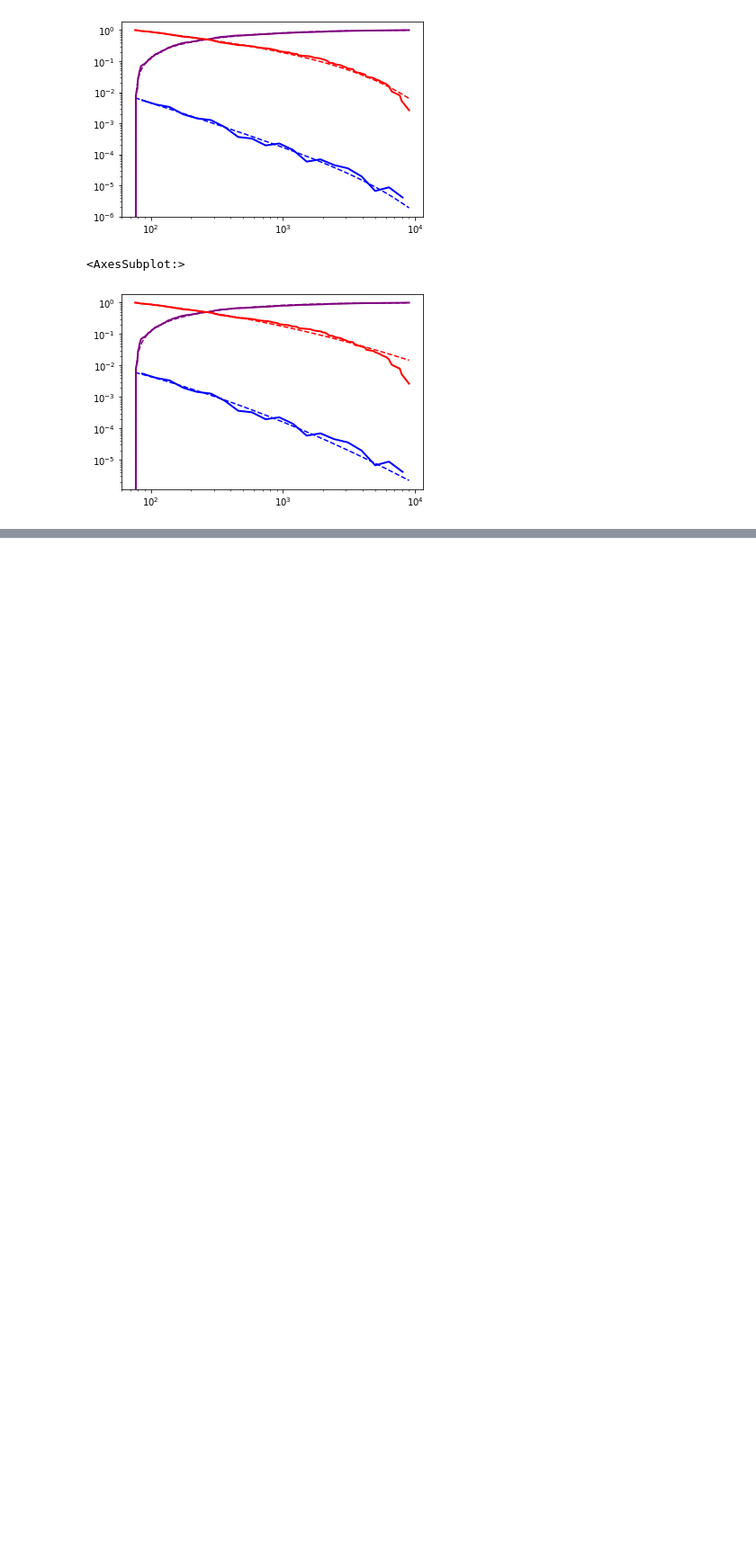
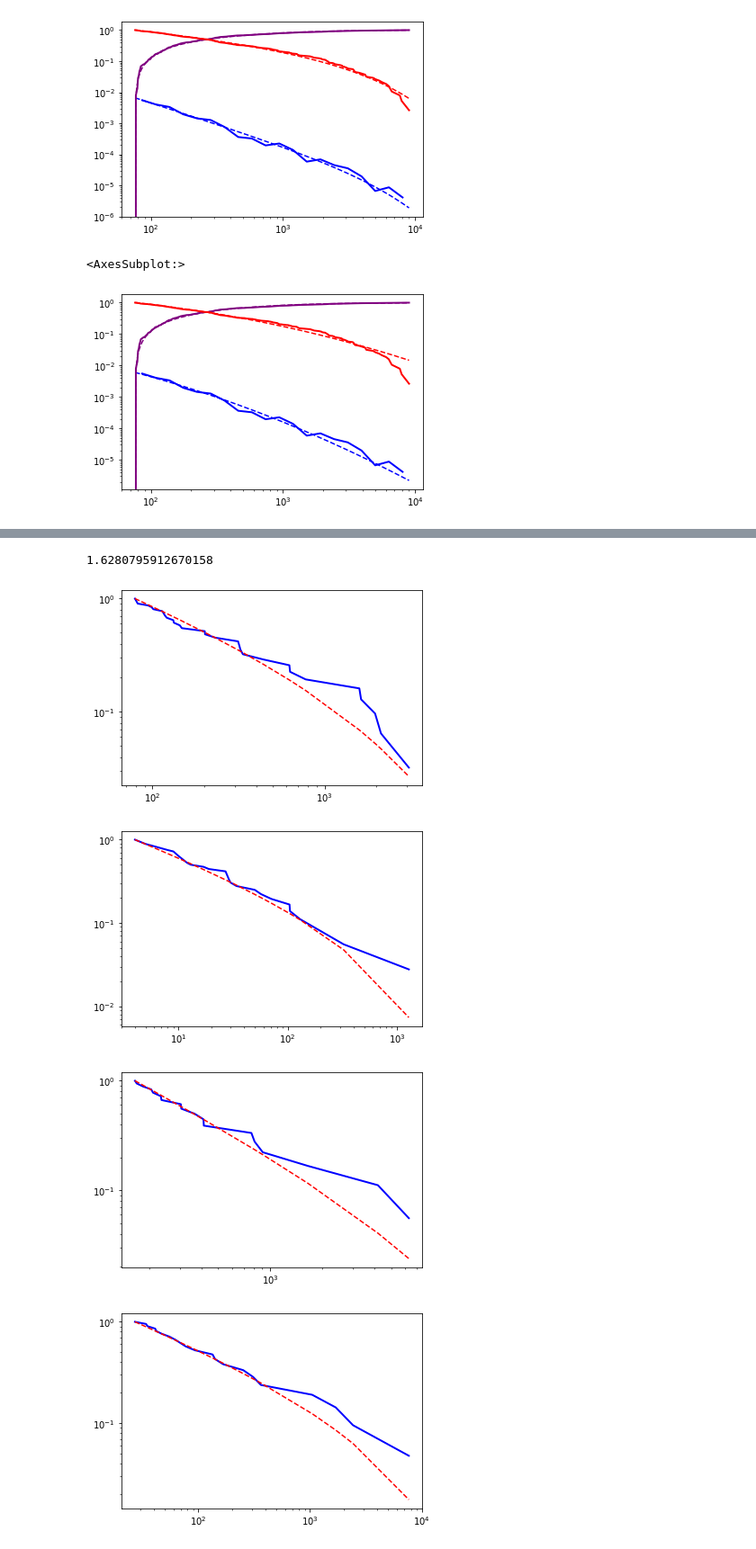
Before and after one commit to ReynaudNils/Stage_M1, a Jupyter notebook: Jupyter_Notebook/Modelisation_Plantnet300K.ipynb, the cells around one changed output, grey strips where cells are left out. Shown: that part at 90% size. Cells and saved outputs as stored; diff of their text form; code cells hidden in the pictures; blank space fills up the shorter version.

```diff
--- a/Jupyter_Notebook/Modelisation_Plantnet300K.ipynb
+++ b/Jupyter_Notebook/Modelisation_Plantnet300K.ipynb
@@ -445,0 +641,16 @@ for i in range(len(Liste)):
+# %%
+print(Liste3[1].power_law.alpha)
+# %% [output]
+1.6280795912670158
+# %%
+#PDF, CDF and CCDF of our data with the best fit, truncated_power_law fit
+for i in range(len(Liste)):
+    plt.figure()
+    fig6 = Liste3[i].plot_ccdf(color='b', linewidth=2)
+    Liste3[i].truncated_power_law.plot_ccdf(color='r', linestyle='--', ax=fig6)
+    plt.show()
+# %% [output]
+[figure, added]
+[figure, added]
+[figure, added]
+[figure, added]
```
Also changed, not shown: parts of 24 cells of this notebook, 30 other files.
